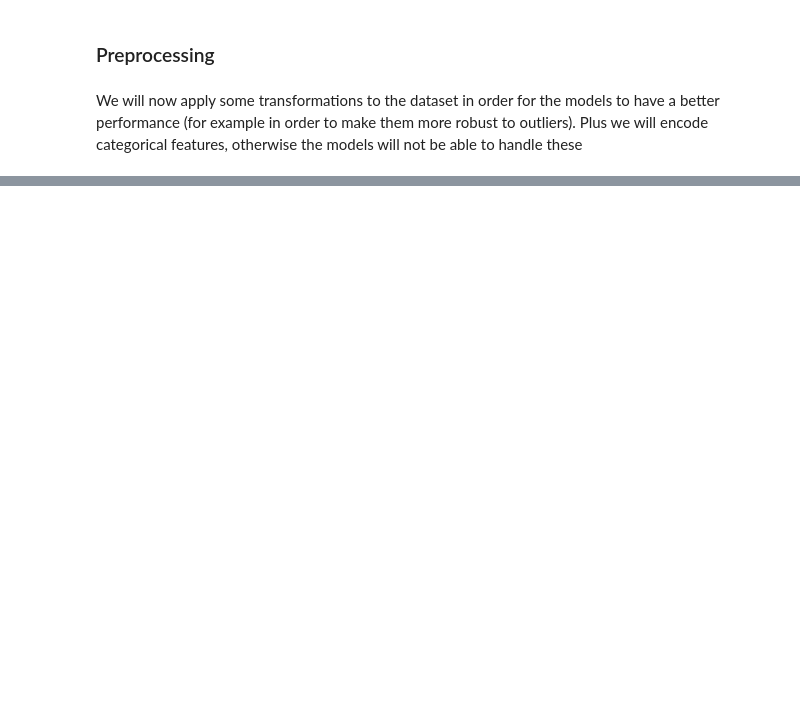
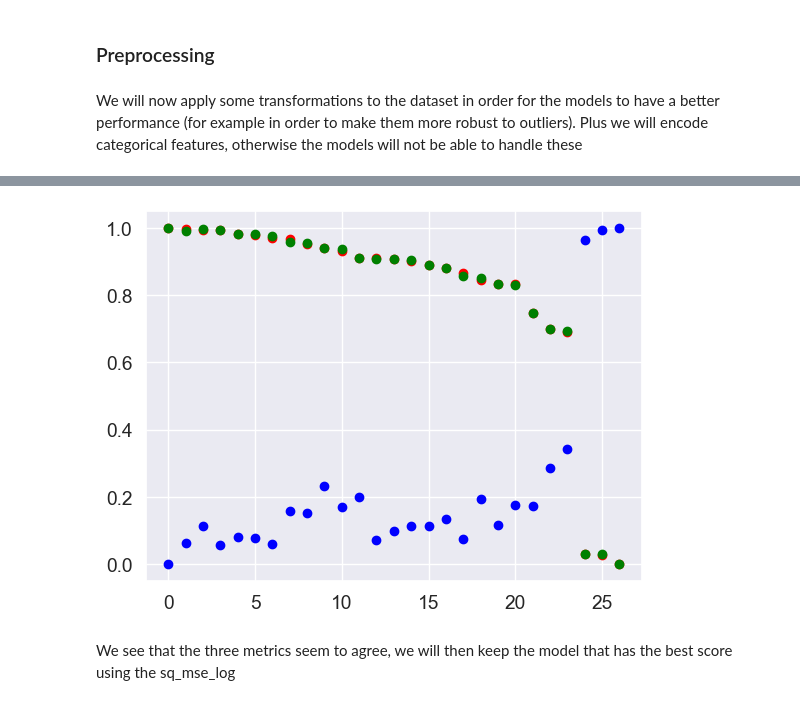
Before and after one commit to alexelenter-99/ml, a Jupyter notebook: Tryolabs-ML-Interview/TryolabsMLInterview.ipynb, the cells around one changed output, grey strips where cells are left out. Saved outputs shown, nothing was run; the diff lists cells and outputs as text; code cells hidden in the pictures; blank space fills up the shorter version.

```diff
--- a/Tryolabs-ML-Interview/TryolabsMLInterview.ipynb
+++ b/Tryolabs-ML-Interview/TryolabsMLInterview.ipynb
@@ -245,0 +379,3 @@ X, y = train.drop(['SalePrice','Id'],axis=1), train['SalePrice']
+# %%
+df_GB = pd.DataFrame(grid_GB.cv_results_)[["param_model__learning_rate","param_model__n_estimators","param_model__n_iter_no_change","mean_test_log_mean_sq_error","mean_test_root_mse","mean_test_r2"]].sort_values("mean_test_log_mean_sq_error",ascending=False)
+df_GB.head(10)
@@ -245,0 +445,12 @@ X, y = train.drop(['SalePrice','Id'],axis=1), train['SalePrice']
+# %%
+df_GB.head()
+df_scaled = df_GB.copy()
+to_scale = ["mean_test_log_mean_sq_error",	"mean_test_root_mse", "mean_test_r2"]
+df_scaled[to_scale] = pd.DataFrame(MinMaxScaler().fit_transform(df_scaled[to_scale]))
+plt.scatter(df_GB.index, df_scaled["mean_test_log_mean_sq_error"],color="red");
+plt.scatter(df_GB.index, df_scaled["mean_test_root_mse"],color="blue");
+plt.scatter(df_GB.index, df_scaled["mean_test_r2"],color="green");
+# %% [output]
+[figure, added]
+# %% [markdown]
+We see that the three metrics seem to agree, we will then keep the model that has the best score using the sq_mse_log
```
Also changed, not shown: parts of 40 cells of this notebook.
